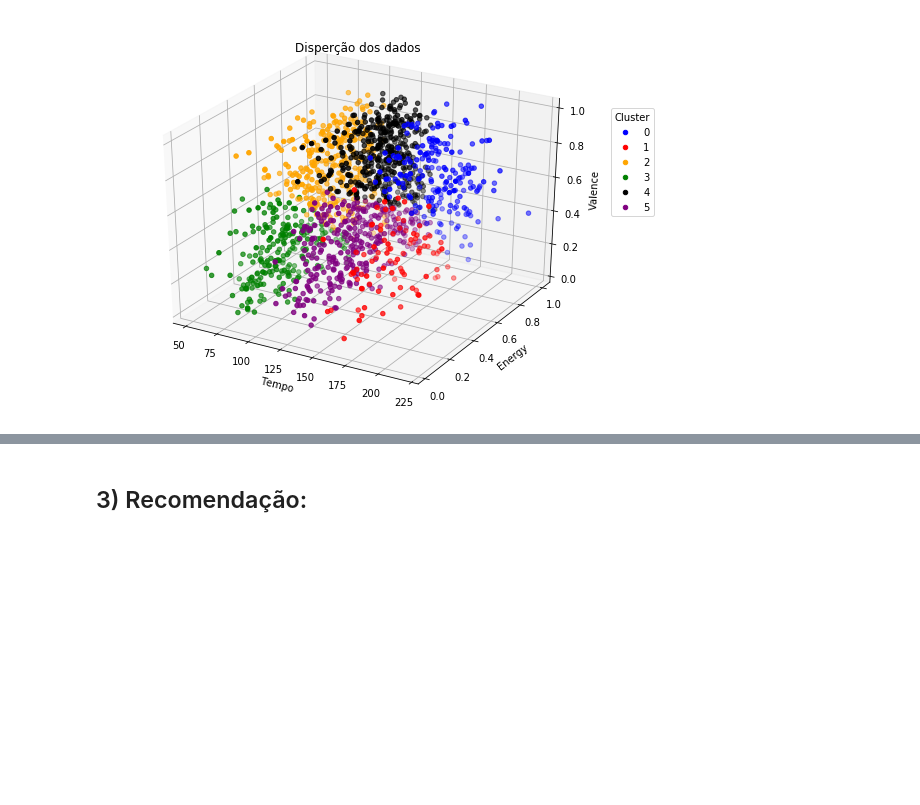
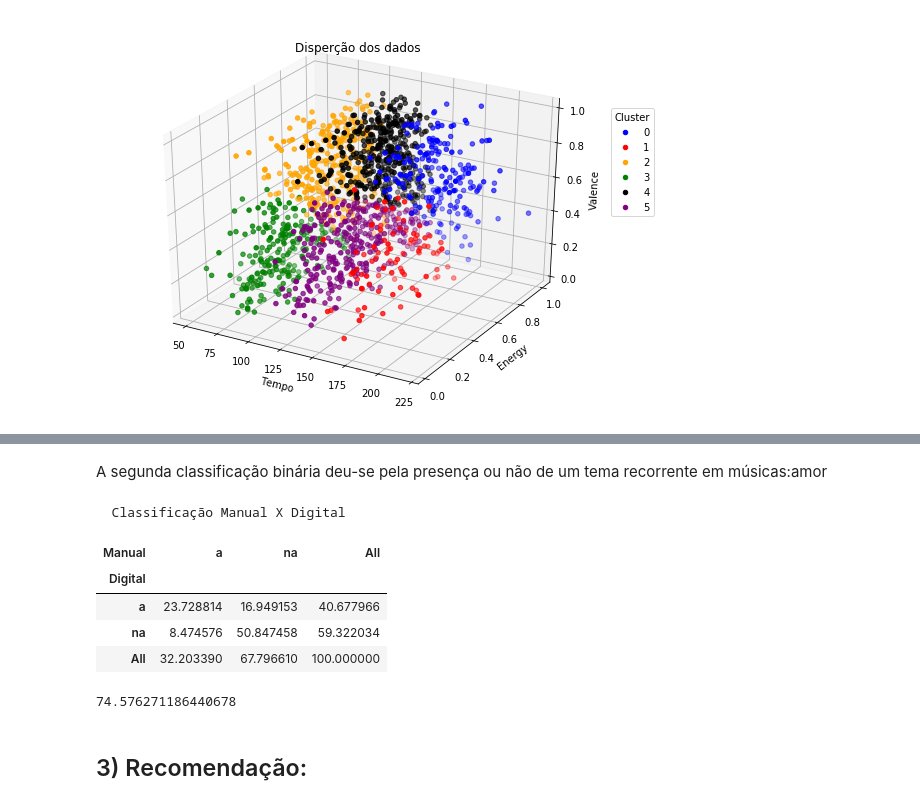
Before and after one commit to AnaBBHenriques/Ciencia_dos_dados, a Jupyter notebook: Projeto3/Sugestão Spotify.ipynb, the cells around one changed output, grey strips where cells are left out. Cells and saved outputs as stored; diff of their text form; code cells hidden in the pictures; blank space fills up the shorter version.

```diff
--- a/Projeto3/Sugestão Spotify.ipynb
+++ b/Projeto3/Sugestão Spotify.ipynb
@@ -223,3 +474,37 @@ plt.show()
+# %% [markdown]
+A segunda classificação binária deu-se pela presença ou não de um tema recorrente em músicas:amor
+# %%
+from sklearn.pipeline import Pipeline
+from sklearn.feature_extraction.text  import  TfidfVectorizer
+from  sklearn.feature_extraction.text  import  TfidfTransformer
+
+p= Pipeline([
+    ('count_vectorizer',   CountVectorizer(ngram_range=(1, 3))), # método n-grams
+    ('tfidf_transformer',  TfidfTransformer()), #metodo Tfidf
+    ('classifier',  MultinomialNB()) ])
+
+l=p.fit(treinamento['letra'], treinamento['a/na'] ) # ensinando o classificador
+
+
+predictions = l.predict(teste['letra']) #requisitando precisões do classificador
+predictions
+#porcentagem de acertos:
+manxdig=pd.crosstab(predictions,teste['a/na'],margins=True,rownames=['Digital'] , colnames=['Manual'], normalize=True)*100
+print('\033[1m'+'  Classificação Manual X Digital')
+manxdig
+# %% [output]
+  Classificação Manual X Digital
+| Manual | a | na | All |
+| Digital |  |  |  |
+| a | 23.728814 | 16.949153 | 40.677966 |
+| na | 8.474576 | 50.847458 | 59.322034 |
+| All | 32.203390 | 67.796610 | 100.000000 |
+# %%
+porcacerto = manxdig.na.na+manxdig.a.a
+
+porcacerto
+# %% [output]
+74.576271186440678
 # %% [markdown]
 ## 3) Recomendação:
 # %%
```
Also changed, not shown: parts of 20 cells of this notebook.
